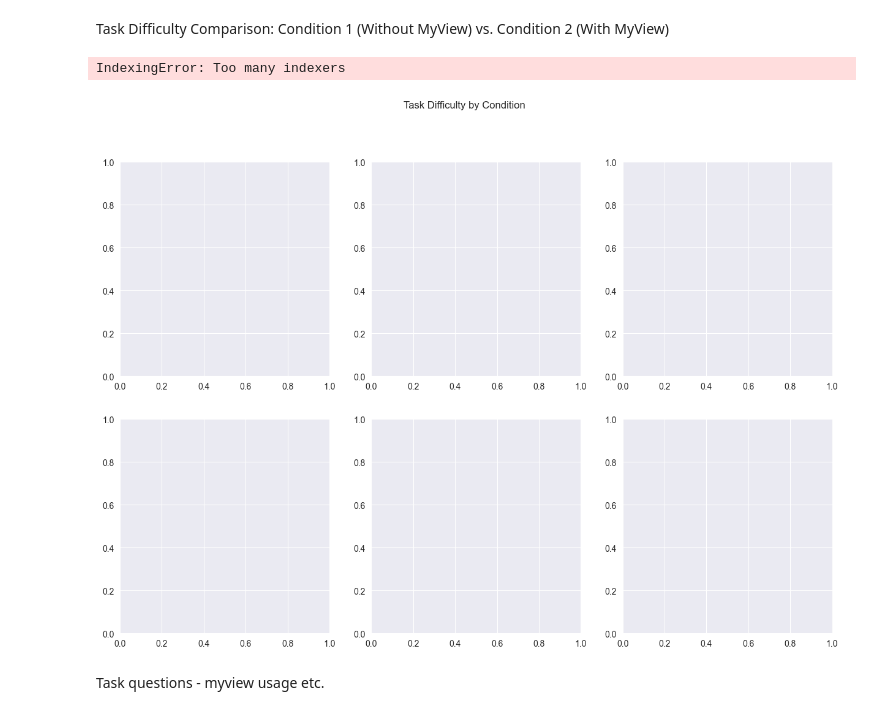
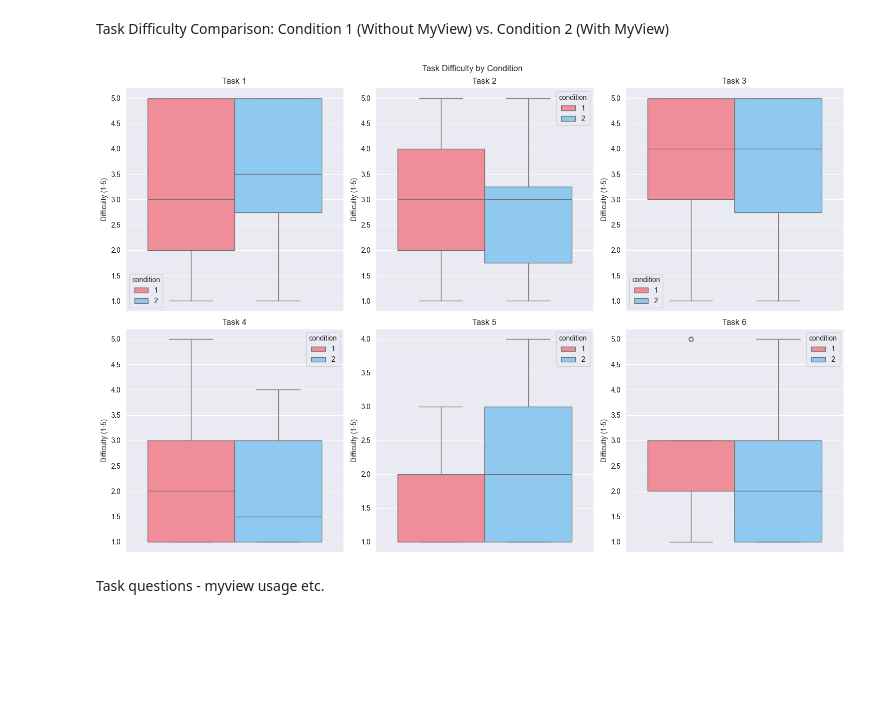
Before and after one commit to pinkstegosaurus99/plot_visualization, a Jupyter notebook: plotting.ipynb, the cells around one changed output. Cells and saved outputs as stored; diff of their text form; code cells hidden in the pictures; blank space fills up the shorter version.

```diff
--- a/plotting.ipynb
+++ b/plotting.ipynb
@@ -1103,8 +1103,12 @@ Task Difficulty Comparison: Condition 1 (Without MyView) vs. Condition 2 (With M
 fig, axes = plt.subplots(2, 3, figsize=(15, 10))
 fig.suptitle('Task Difficulty by Condition')
 
-def clean_difficulty(series):
-    return series.iloc[:, 0].astype(str).str.extract(r'(\d)')[0].astype(int)
+def clean_difficulty(data):
+    # If DataFrame → take first column
+    if isinstance(data, pd.DataFrame):
+        data = data.iloc[:, 0]
+
+    return data.astype(str).str.extract(r'(\d)')[0].astype(int)
 
 task1_difficulty_data = clean_difficulty(task1_difficulty_data)
 task2_difficulty_data = clean_difficulty(task2_difficulty_data)
@@ -1112,35 +1116,34 @@ task3_difficulty_data = clean_difficulty(task3_difficulty_data)
 task4_difficulty_data = clean_difficulty(task4_difficulty_data)
 task5_difficulty_data = clean_difficulty(task5_difficulty_data)
 task6_difficulty_data = clean_difficulty(task6_difficulty_data)
 
 tasks = ['task1', 'task2', 'task3', 'task4', 'task5', 'task6']
 for i, task in enumerate(tasks):
     row = i // 3
     col = i % 3
     if task == "task1":
 
         difficulty_col = task1_difficulty_data
     elif task == 'task6':
         difficulty_col = task6_difficulty_data
     elif task == 'task2':
         difficulty_col = task2_difficulty_data
     elif task == 'task3':
         difficulty_col = task3_difficulty_data
     elif task == 'task4':
         difficulty_col = task4_difficulty_data
     elif task == 'task5':
         difficulty_col = task5_difficulty_data
     sns.boxplot(data=full_data, hue='condition', y=difficulty_col, ax=axes[row, col], palette=colours[:2])
     axes[row, col].set_title(f'Task {i+1}')
     axes[row, col].set_ylabel('Difficulty (1-5)')
 
 plt.tight_layout()
 plt.savefig('images/task_difficulty_comparison.png', dpi=150)
 
 plt.show()
 # %% [output]
-IndexingError: Too many indexers
-[figure, old version]
+[figure, new version]
 # %% [markdown]
 Task questions - myview usage etc.
 # %%
```
Also changed, not shown: parts of 6 cells of this notebook.
